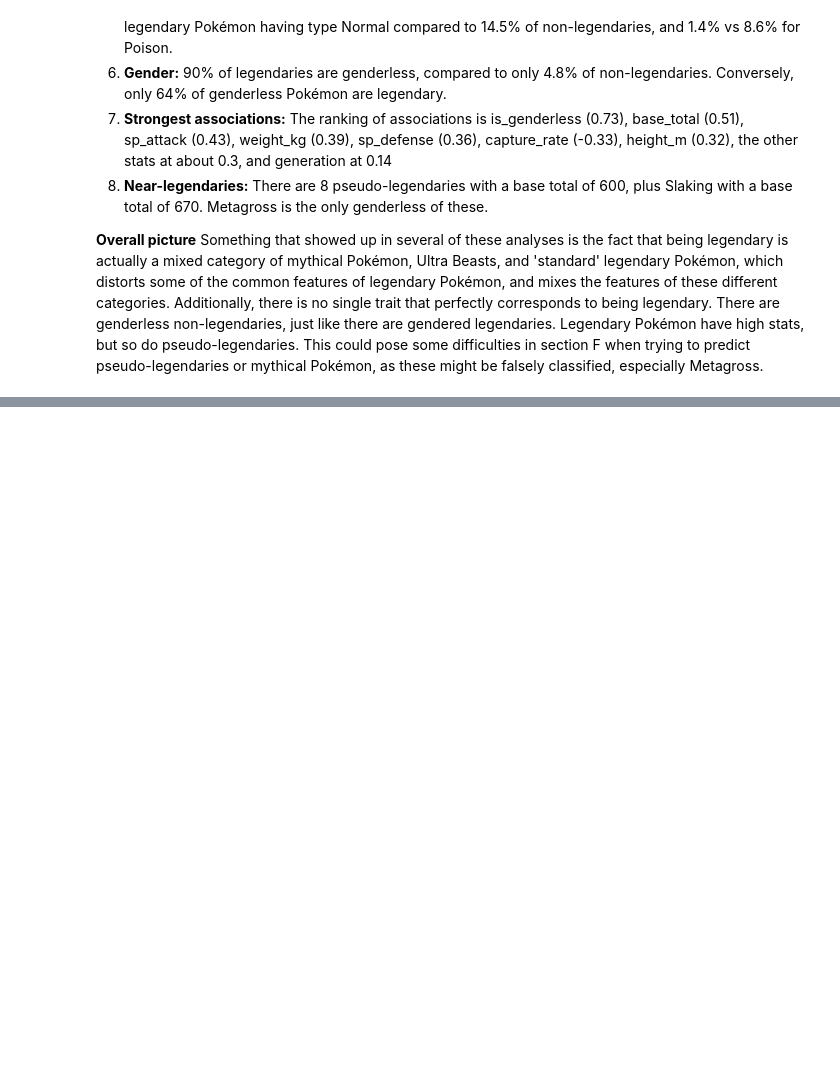
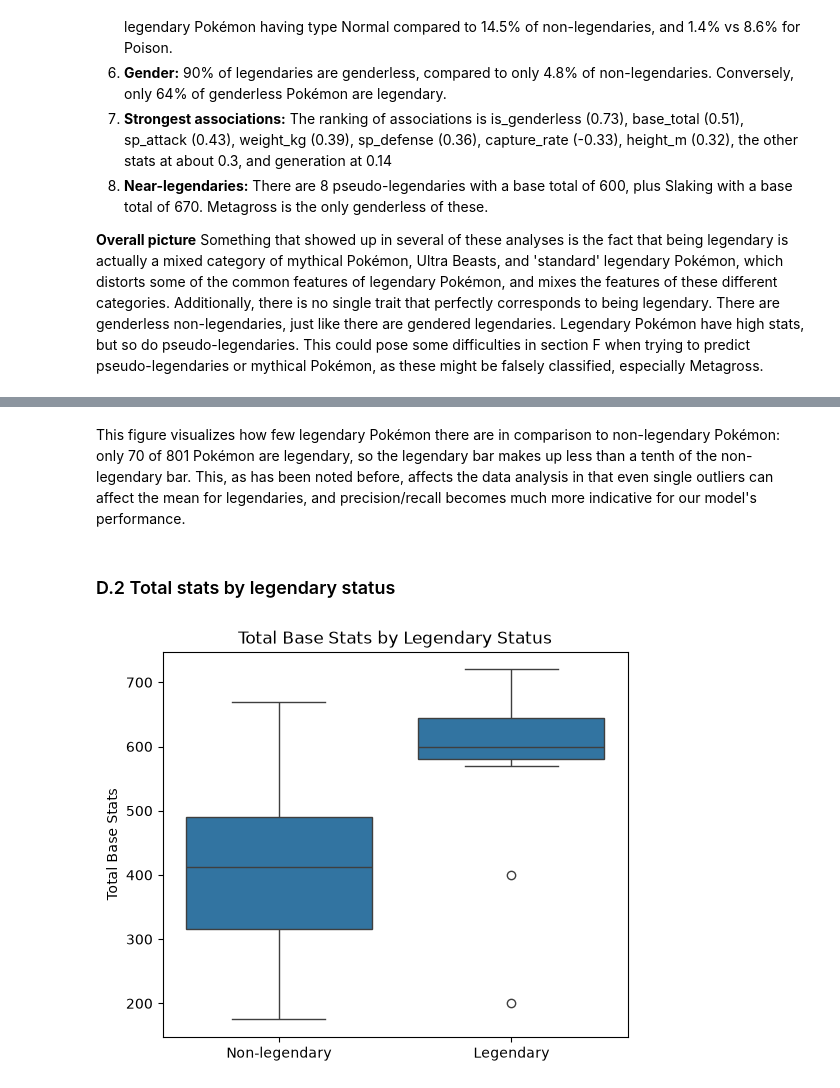
Before and after one commit to mhase27/dcs211_final_project, a Jupyter notebook: pokemon_analysis.ipynb, the cells around one changed output, grey strips where cells are left out. Drawn from its saved outputs; the diff is of its cells as text; code cells hidden in the pictures; blank space fills up the shorter version.

```diff
--- a/pokemon_analysis.ipynb
+++ b/pokemon_analysis.ipynb
@@ -798,0 +825,15 @@ This could pose some difficulties in section F when trying to predict pseudo-leg
+# %% [markdown]
+This figure visualizes how few legendary Pokémon there are in comparison to non-legendary Pokémon: only 70 of 801 Pokémon are legendary, so the legendary bar makes up less than a tenth of the non-legendary bar. This, as has been noted before, affects the data analysis in that even single outliers can affect the mean for legendaries, and precision/recall becomes much more indicative for our model's performance.
+# %% [markdown]
+### D.2 Total stats by legendary status
+# %%
+plt.figure(figsize=(6,5))
+sns.boxplot(data=df_clean, x='is_legendary', y='base_total')
+plt.xticks([0,1], ['Non-legendary', 'Legendary'])
+plt.title('Total Base Stats by Legendary Status')
+plt.xlabel('')
+plt.ylabel('Total Base Stats')
+plt.savefig('figures/02_base_total_boxplot.png', dpi = 150, bbox_inches = 'tight')
+plt.show()
+# %% [output]
+[figure, added]
```
Also changed, not shown: parts of 22 cells of this notebook, 7 other files.
